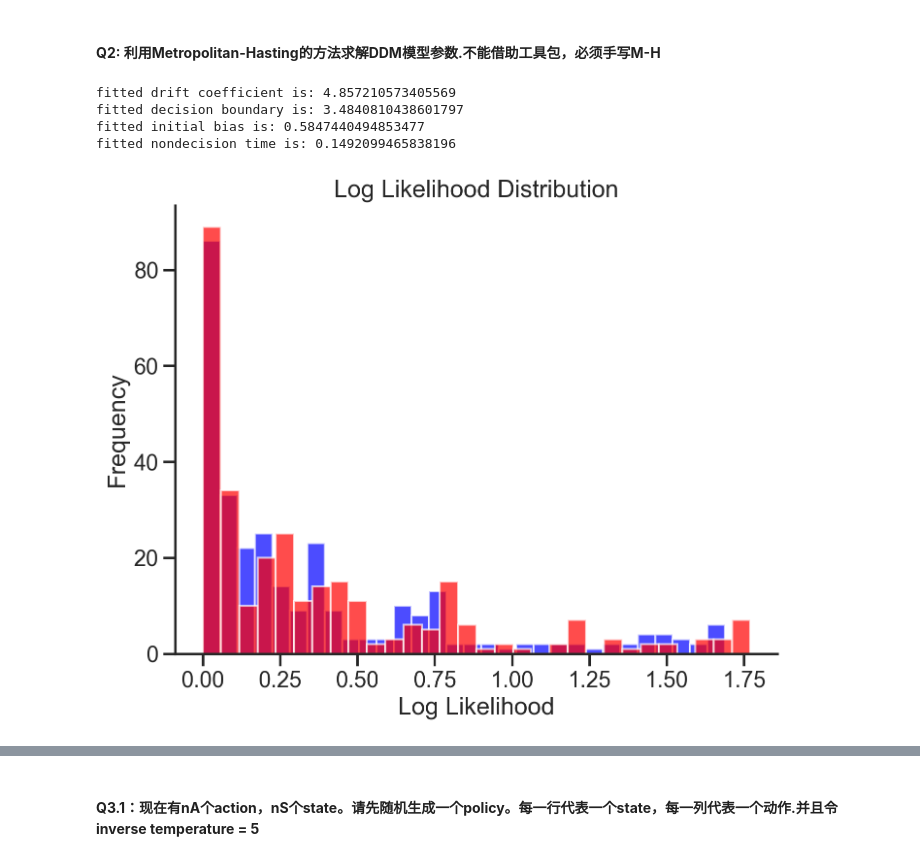
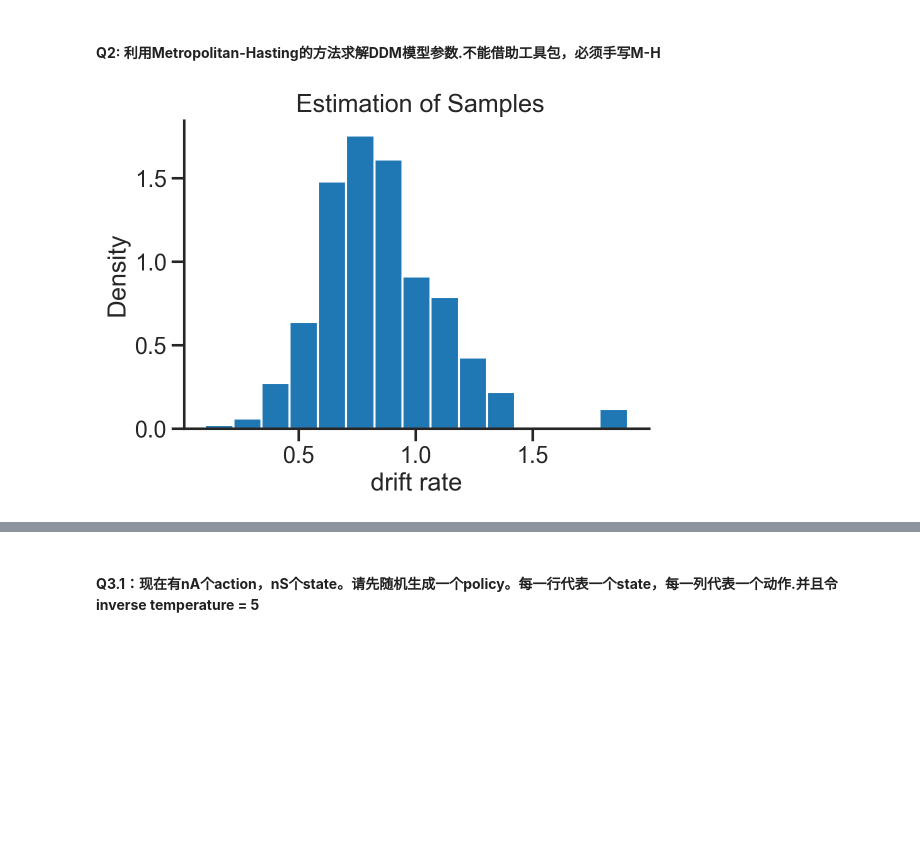
Before and after one commit to yuyangao/MCMC-RL, a Jupyter notebook: hw_ans.ipynb, the cells around one changed output, grey strips where cells are left out. Saved outputs shown, nothing was run; the diff lists cells and outputs as text; code cells hidden in the pictures; blank space fills up the shorter version.

```diff
--- a/hw_ans.ipynb
+++ b/hw_ans.ipynb
@@ -24,7 +22,9 @@ from utils.viz import viz
 viz.get_style()
 # %%
 # load  data
-data = np.loadtxt('exampledata.txt')
+data = np.loadtxt('example.txt')
+nTrial = data.shape[0] # how many trials
+eps = np.finfo(float).eps
 # %% [markdown]
 ###
 
@@ -131,32 +87,43 @@ MH_est = np.mean(samples, axis=0)
-# %%
-MH_est = np.mean(samples, axis=0)
-k = [samples[i][0] for i in range(len(samples))]
-a = [samples[i][1] for i in range(len(samples))]
-b = [samples[i][2] for i in range(len(samples))]
-n = [samples[i][3] for i in range(len(samples))]
-
-print(f'fitted drift coefficient is: {np.mean(k)}\n'
-      f'fitted decision boundary is: {np.mean(b)}\n'
-      f'fitted initial bias is: {np.mean(a)}\n'
-      f'fitted nondecision time is: {np.mean(n)}')
-# %% [output]
-fitted drift coefficient is: 4.857210573405569
-fitted decision boundary is: 3.4840810438601797
-fitted initial bias is: 0.5847440494853477
-fitted nondecision time is: 0.1492099465838196
-# %%
-# 计算 log likelihood
-MLE_res = res.x
-MH_res = MH_est
-MLE_ = [ddmpdf(res.x[0], res.x[2], res.x[1], res.x[3], coh=data[i, 0], rt=data[i, 1], correct=data[i, 2]) for i in range(data.shape[0])]
-MH_ = [ddmpdf(MH_est[0], MH_est[1], MH_est[2], MH_est[3], coh=data[i, 0], rt=data[i, 1], correct=data[i, 2]) for i in range(data.shape[0])]
-# 绘制 log likelihood 的分布
-plt.figure(figsize=(8, 6))
-plt.hist(MLE_, bins=30, color='blue', alpha=0.7)
-plt.hist(MH_, bins=30, color='red', alpha=0.7)
-plt.title('Log Likelihood Distribution')
-plt.xlabel('Log Likelihood')
-plt.ylabel('Frequency')
-plt.show()
-# %% [output]
-[figure, removed]
+# %%
+#proposal dist 为gamma分布.使得drift coefficient始终大于零
+def metropolis_hastings(data, y_k, n_sample=3000, n_burnin=1000, random_seed=1234):
+    np.random.seed(random_seed)
+    samples = []
+    init_k = y_k  # 初始化你要估计的参数
+
+    for i in range(n_sample + n_burnin):
+        # 从提议分布中采样
+        pro_k = np.exp(norm(loc=init_k,).rvs())
+        # 由于k始终大于零，所以需要进行指数函数的转换
+
+        # 计算对数似然
+        loglik_proposed = loglikeli(pro_k, data)
+        loglik_init = loglikeli(init_k, data)
+
+        # 计算接受率
+        a_log = np.min([0, (loglik_proposed-loglik_init)])
+        # 接受或拒绝
+        u_log = np.log(uniform.rvs(0,1))
+        if u_log < a_log:
+            samples.append(pro_k)   # 接受并跳转到新的sample
+            init_k = pro_k
+        else:samples.append(init_k) # 保留原来那个sample不变
+    return samples
+
+# 设置初始参数值
+y_k = 0.1
+
+# 调用 Metropolis-Hastings 算法
+samples = metropolis_hastings(data, y_k)
+# %%
+import matplotlib.pyplot as plt
+# 绘制核密度估计图
+plt.figure(figsize = (6,4))
+plt.hist(samples, bins=15, density=True, label='samples')
+plt.xlabel('drift rate')
+plt.ylabel('Density')
+plt.title(' Estimation of Samples')
+plt.savefig('MH.png')
+plt.show()
+# %% [output]
+[figure, added]
```
Also changed, not shown: parts of 9 cells of this notebook, 7 other files.
